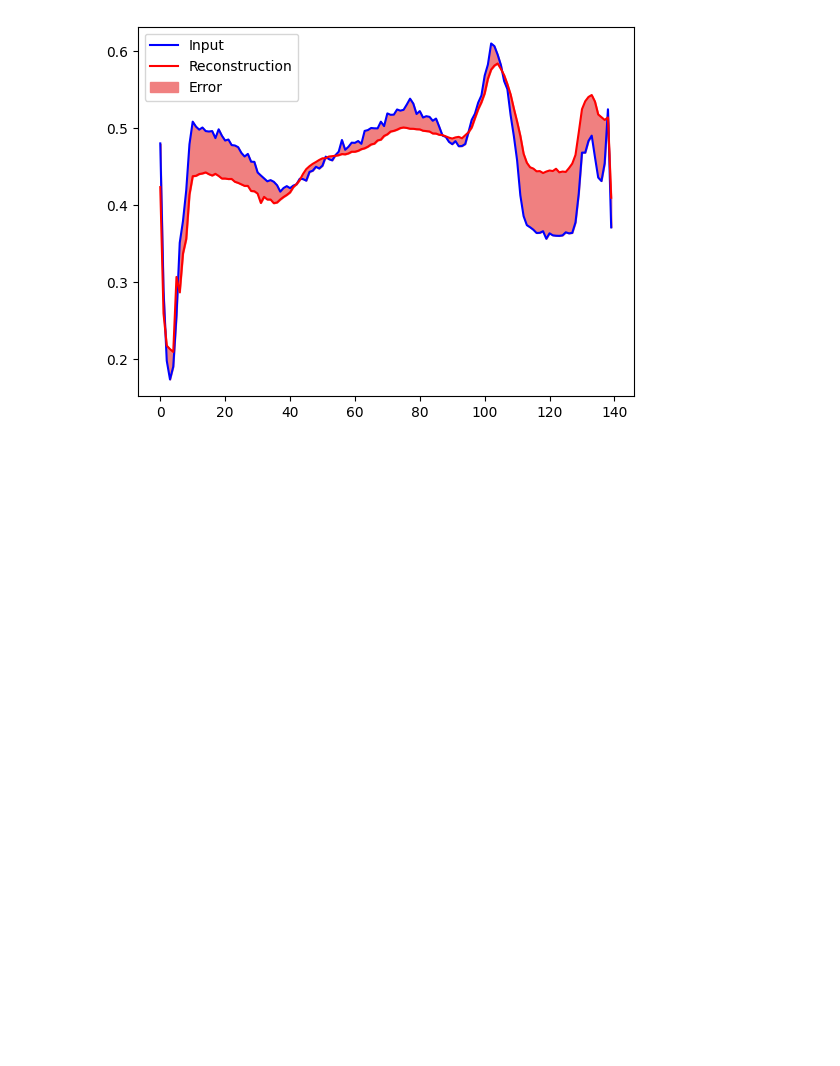
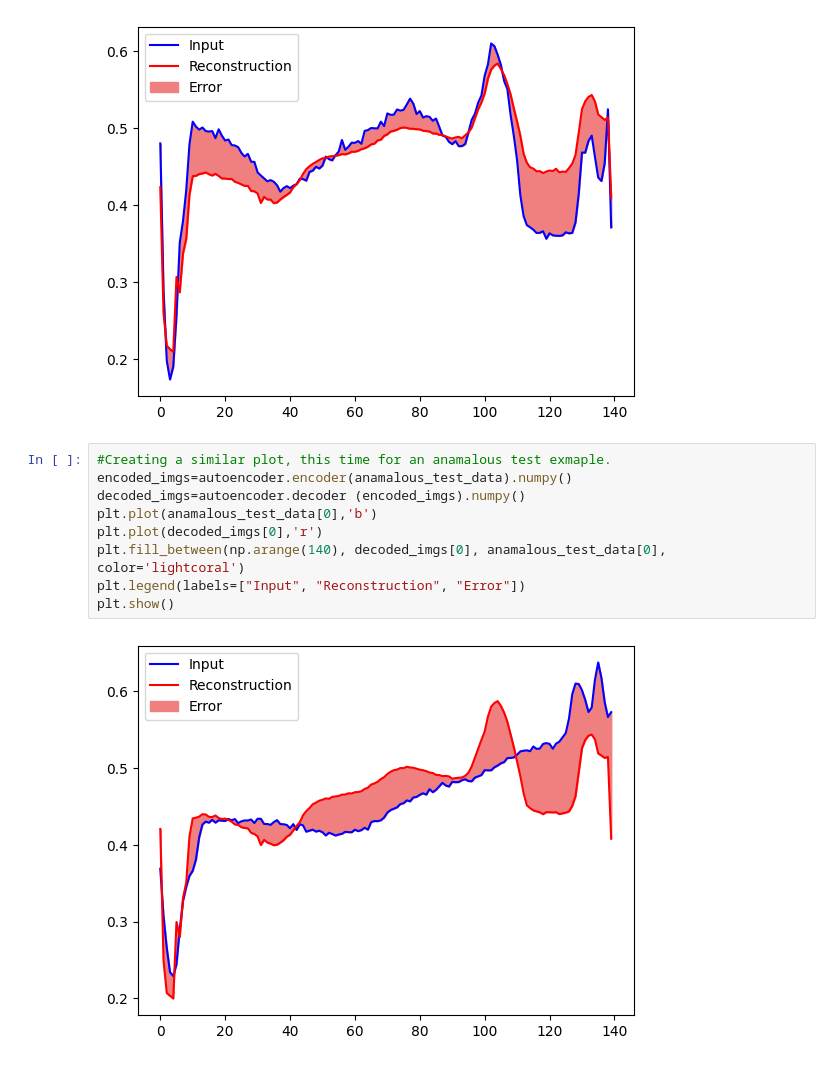
Before and after one commit to saiyaswanth883/DL_Lab, a Jupyter notebook: DL_Lab.ipynb, the cells around one changed output. Saved outputs shown, nothing was run; the diff lists cells and outputs as text; blank space fills up the shorter version.

```diff
--- a/DL_Lab.ipynb
+++ b/DL_Lab.ipynb
@@ -353,3 +353,14 @@ plt.legend(labels=["Input", "Reconstruction", "Error"])
 plt.show()
 # %% [output]
 [figure]
+# %%
+#Creating a similar plot, this time for an anamalous test exmaple.
+encoded_imgs=autoencoder.encoder(anamalous_test_data).numpy()
+decoded_imgs=autoencoder.decoder (encoded_imgs).numpy()
+plt.plot(anamalous_test_data[0],'b')
+plt.plot(decoded_imgs[0],'r')
+plt.fill_between(np.arange(140), decoded_imgs[0], anamalous_test_data[0], color='lightcoral')
+plt.legend(labels=["Input", "Reconstruction", "Error"])
+plt.show()
+# %% [output]
+[figure, added]
```
